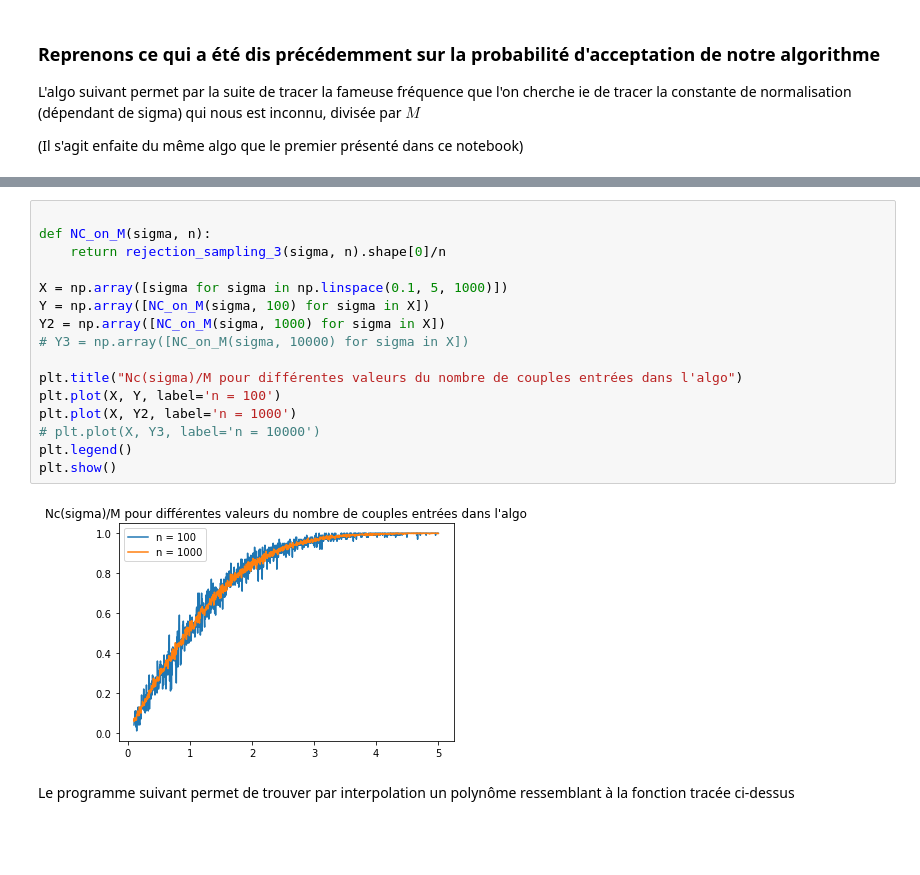
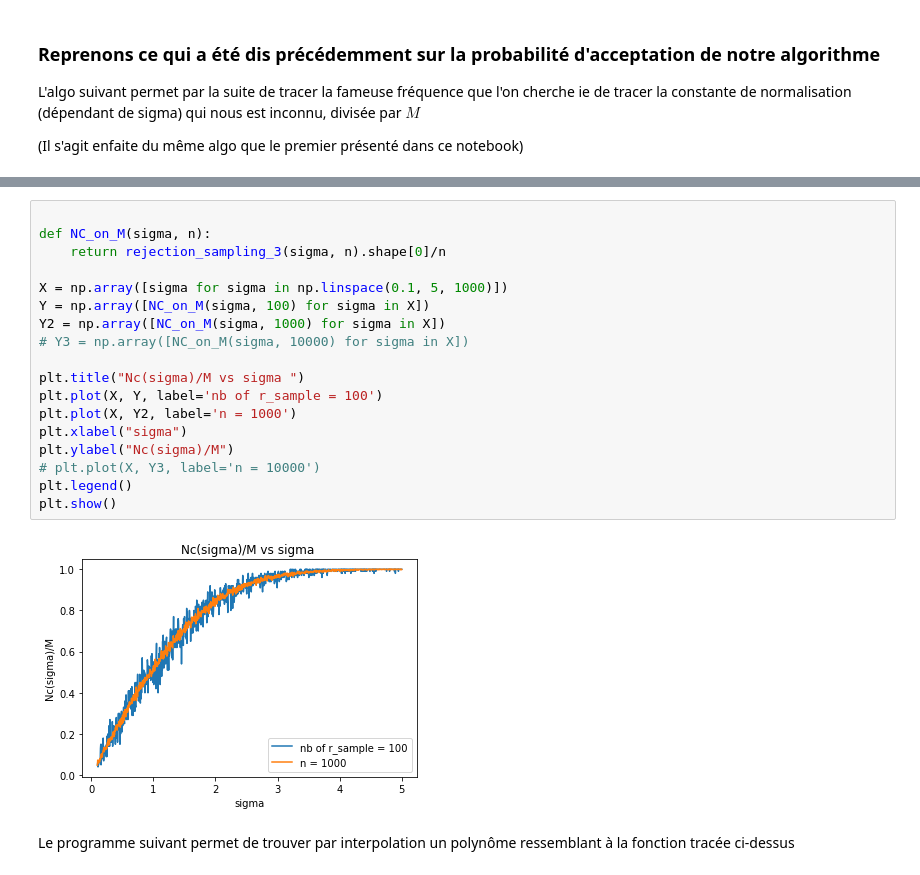
Before and after one commit to Artim436/stage1A, a Jupyter notebook: third_project/module_pyriemann.ipynb, the cells around one changed output, grey strips where cells are left out. Cells and saved outputs as stored; diff of their text form; blank space fills up the shorter version.

```diff
--- a/third_project/module_pyriemann.ipynb
+++ b/third_project/module_pyriemann.ipynb
@@ -301,21 +301,23 @@ nombre de couple générée: 5293
 # %%
 
 def NC_on_M(sigma, n):
     return rejection_sampling_3(sigma, n).shape[0]/n
 
 X = np.array([sigma for sigma in np.linspace(0.1, 5, 1000)])
 Y = np.array([NC_on_M(sigma, 100) for sigma in X])
 Y2 = np.array([NC_on_M(sigma, 1000) for sigma in X])
 # Y3 = np.array([NC_on_M(sigma, 10000) for sigma in X])
 
-plt.title("Nc(sigma)/M pour différentes valeurs du nombre de couples entrées dans l'algo")
-plt.plot(X, Y, label='n = 100')
+plt.title("Nc(sigma)/M vs sigma ")
+plt.plot(X, Y, label='nb of r_sample = 100')
 plt.plot(X, Y2, label='n = 1000')
+plt.xlabel("sigma")
+plt.ylabel("Nc(sigma)/M")
 # plt.plot(X, Y3, label='n = 10000')
 plt.legend()
 plt.show()
 # %% [output]
-[figure, old version]
+[figure, new version]
 # %% [markdown]
 Le programme suivant permet de trouver par interpolation un polynôme ressemblant à la fonction tracée ci-dessus
 # %%
```
Also changed, not shown: parts of 6 cells of this notebook, 14 other files.
